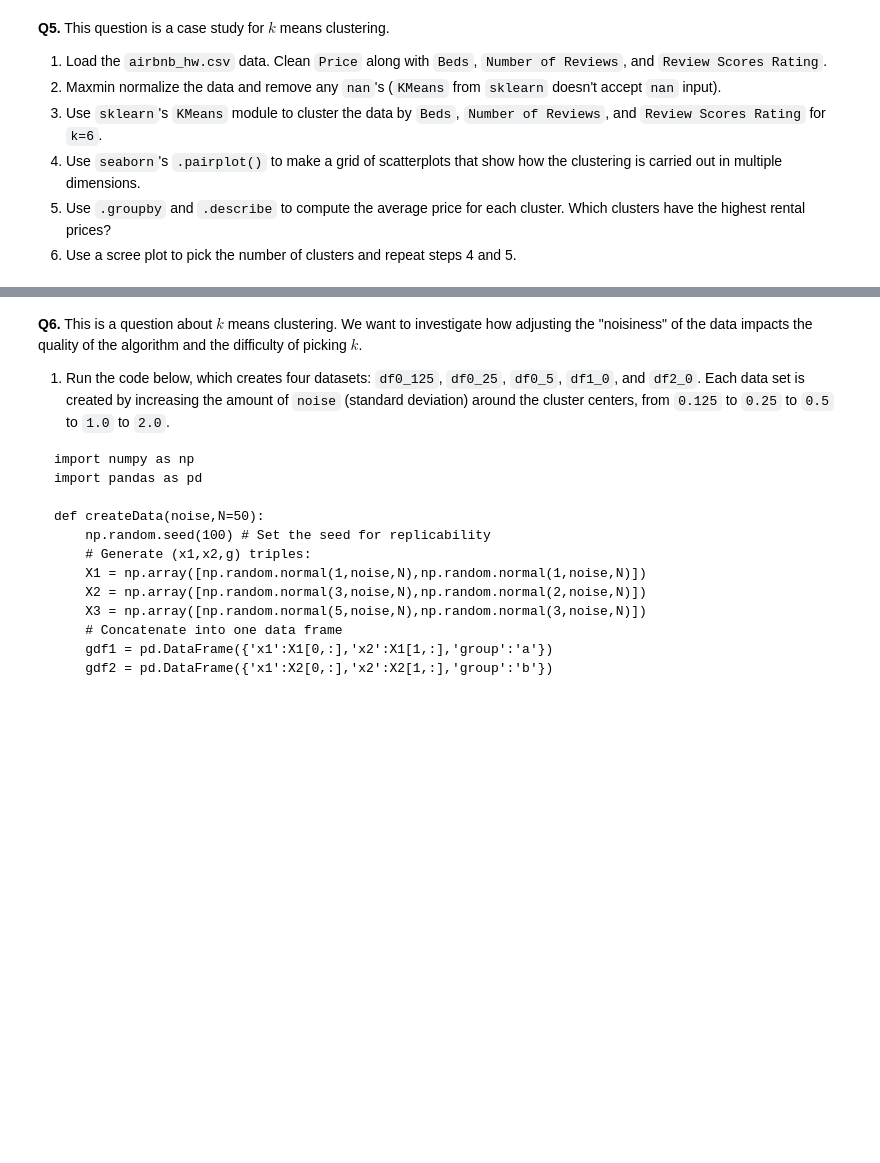
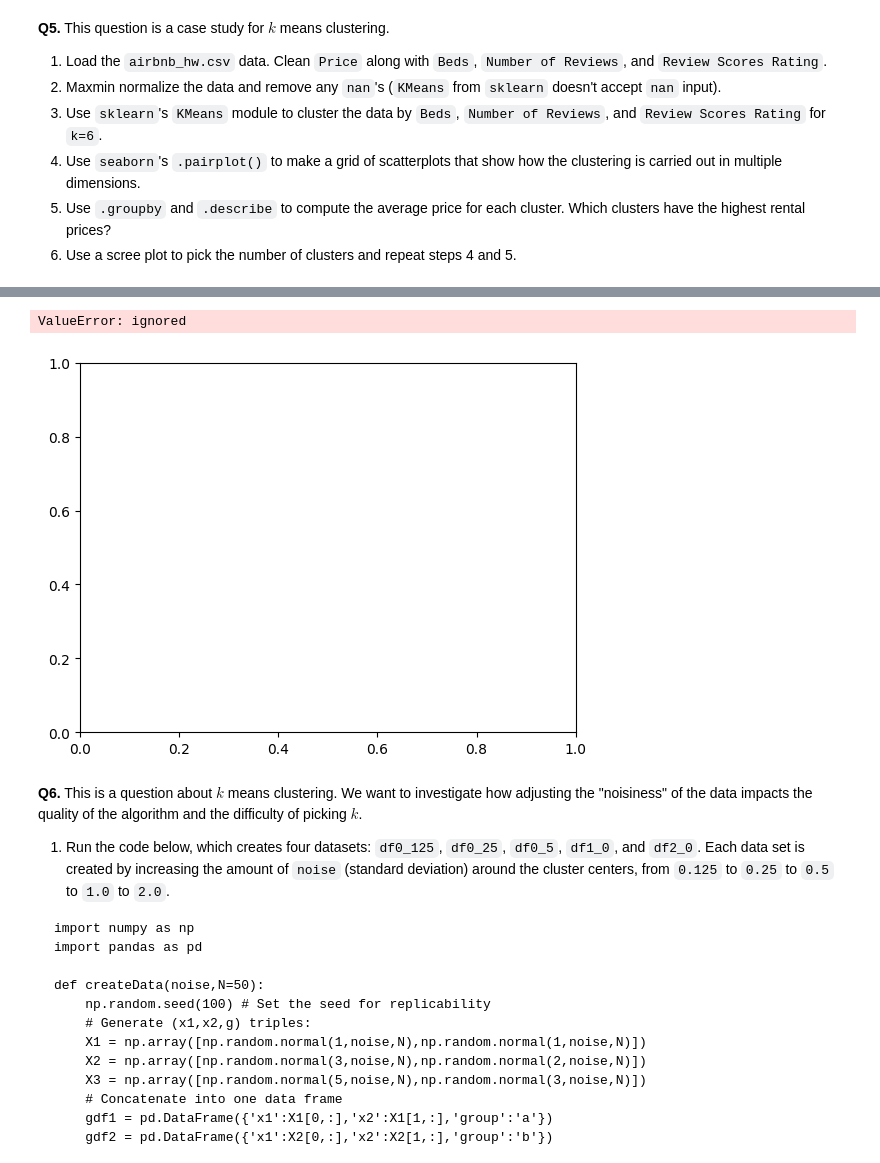
Before and after one commit to Monty-2003/assignment3, a Jupyter notebook: assignment_knn_and_kmc.ipynb, the cells around one changed output, grey strips where cells are left out. Drawn from its saved outputs; the diff is of its cells as text; code cells hidden in the pictures; blank space fills up the shorter version.

```diff
--- a/assignment_knn_and_kmc.ipynb
+++ b/assignment_knn_and_kmc.ipynb
@@ -467,15 +467,24 @@ OK, those are the data: Labels attached to handwritten digits encoded as a matri
 5. Use `.groupby` and `.describe` to compute the average price for each cluster. Which clusters have the highest rental prices?
 6. Use a scree plot to pick the number of clusters and repeat steps 4 and 5.
 # %%
+# Load and clean data
 abnb_dat = pd.read_csv("./assignment3/data/airbnb_hw.csv")
+abnb_dat = abnb_dat[['Price', 'Beds', 'Number Of Reviews', 'Review Scores Rating']] # only keep essential columns
 
+#print(abnb_dat['Price'].value_counts())
+abnb_dat['Price'] = abnb_dat['Price'].str.replace(',', '')
+abnb_dat['Price'] = abnb_dat['Price'].astype(int)
 print(abnb_dat['Price'].isna().sum()) # price is clean
+print(abnb_dat['Price'].dtypes)
+
 print(abnb_dat['Number Of Reviews'].isna().sum()) # number of reviews is clean
+print(abnb_dat['Number Of Reviews'].dtypes)
 
-
-print(abnb_dat['Beds'].isna().sum())
-
+print(abnb_dat['Beds'].isna().sum()) # clean, NaNs present
+print(abnb_dat['Beds'].dtypes)
+#print(abnb_dat['Beds'].value_counts())
 
 print(abnb_dat['Review Scores Rating'].isna().sum())
+print(abnb_dat['Review Scores Rating'].dtypes)
 # %% [output]
 0
@@ -485,0 +498,5 @@ print(abnb_dat['Review Scores Rating'].isna().sum())
+# %%
+# Remove all nan's and maxmin normalize the data
+X = abnb_dat.dropna() # remove all rows with any nan values
+X = X.apply(maxmin)
+X.describe()
@@ -486,3 +513,10 @@ print(abnb_dat['Review Scores Rating'].isna().sum())
+# %%
+# Use sklearn's KMeans module to cluster the data by Beds, Number of Reviews, and Review Scores Rating for k=6.
+from sklearn.cluster import KMeans
+sns.scatterplot(X, x='Review Scores Rating', y='Number Of Reviews', color='')
+# %% [output]
+ValueError: ignored
+[figure, added]
 # %% [markdown]
 **Q6.** This is a question about $k$ means clustering. We want to investigate how adjusting the "noisiness" of the data impacts the quality of the algorithm and the difficulty of picking $k$.
 
```
Also changed, not shown: parts of 3 cells of this notebook.
